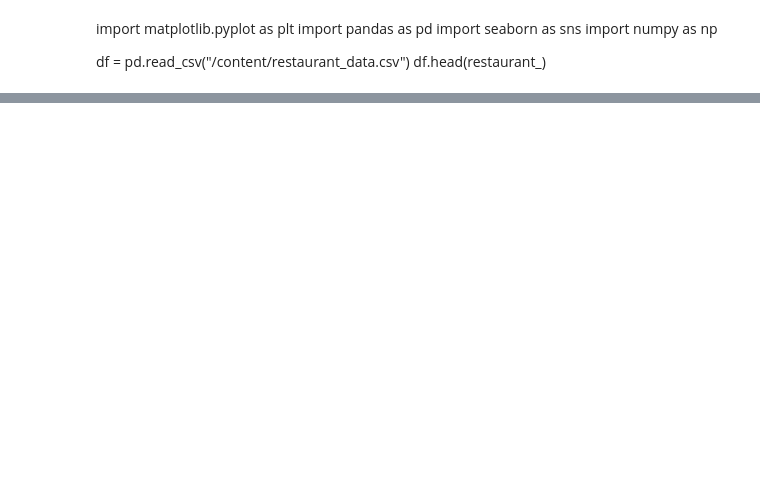
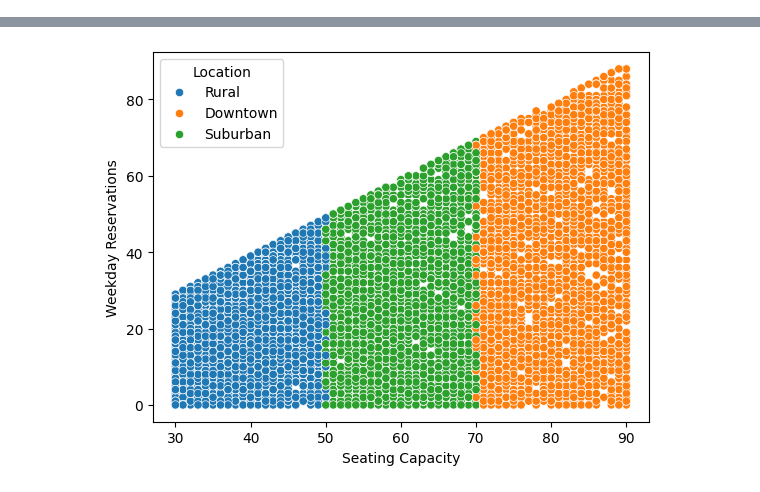
Before and after one commit to RafiqAlfaqeh/GazaSkyGeeks, a Jupyter notebook: Restaurants Revenue Prediction.ipynb, the cells around one changed output, grey strips where cells are left out. Cells and saved outputs as stored; diff of their text form; code cells hidden in the pictures; blank space fills up the shorter version.

```diff
--- a/Restaurants Revenue Prediction.ipynb
+++ b/Restaurants Revenue Prediction.ipynb
@@ -1,14 +1,5 @@
 # %% [markdown]
 <a href="https://colab.research.google.com/github/RafiqAlfaqeh/GazaSkyGeeks/blob/main/Restaurants%20Revenue%20Prediction.ipynb" target="_parent"><img src="https://colab.research.google.com/assets/colab-badge.svg" alt="Open In Colab"/></a>
-# %% [markdown]
-import matplotlib.pyplot as plt
-import pandas as pd
-import seaborn as sns
-import numpy as np
-
-
-df = pd.read_csv("/content/restaurant_data.csv")
-df.head(restaurant_)
 # %%
 import numpy as np
 import matplotlib.pyplot as plt
@@ -20,4 +11,8 @@ warnings.filterwarnings('ignore')
 df = pd.read_csv("/content/restaurant_data.csv")
 #df.drop('Name',axis=1,inplace=True)
 df.head()
+#df.info()
+#df.columns
+sns.scatterplot(x='Seating Capacity',y='Weekday Reservations',data=df,hue='Location')
+plt.show()
 # %% [output]
@@ -29,0 +19 @@ df.head()
+[figure, added]
```
Also changed, not shown: parts of 1 cell of this notebook.
